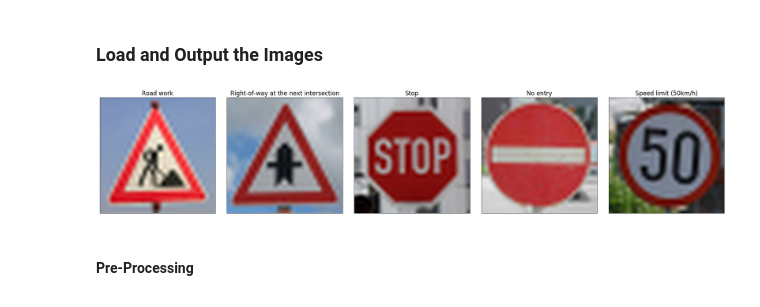
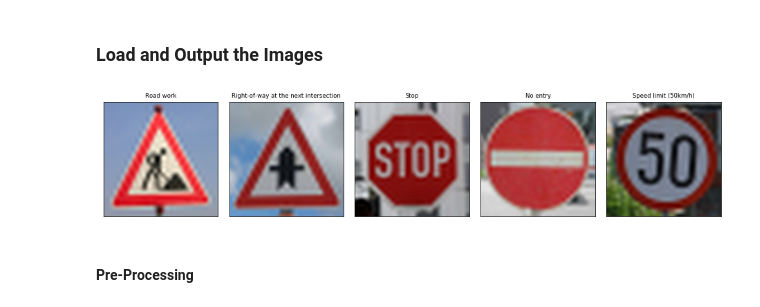
Before and after one commit to asadziach/CarND-Traffic-Sign-Classifier-Project, a Jupyter notebook: Traffic_Sign_Classifier.ipynb, the cells around one changed output. Cells and saved outputs as stored; diff of their text form; code cells hidden in the pictures.

Commit message:
Cleaned up visualizations.

```diff
--- a/Traffic_Sign_Classifier.ipynb
+++ b/Traffic_Sign_Classifier.ipynb
@@ -105,15 +105,17 @@ classes, indices = np.unique(y_train, return_index=True)
 
 columns = 5
 rows = int(n_classes/columns)+1
+figsize=(16, 16)
+fontsize=8.5
 
-fig, axes = plt.subplots(rows, columns, figsize=(32, 32),
+fig, axes = plt.subplots(rows, columns, figsize=figsize,
                          subplot_kw={'xticks': [], 'yticks': []})
 
 fig.subplots_adjust(hspace=0.3, wspace=0.10)
 
 for ax, i in zip(axes.flat, indices):
     ax.imshow(X_train[i], interpolation='lanczos', cmap='viridis')
-    ax.set_title(sign_names[y_train[i]], fontsize=17)
+    ax.set_title(sign_names[y_train[i]], fontsize=fontsize)
 
 plt.show()
 # %% [output]
@@ -173,14 +176,14 @@ with tf.Session() as sess:
 # %% [output]
 Normalizing...
 # %%
-fig, axes = plt.subplots(rows, columns, figsize=(32, 32),
+fig, axes = plt.subplots(rows, columns, figsize=figsize,
                          subplot_kw={'xticks': [], 'yticks': []})
 
 fig.subplots_adjust(hspace=0.3, wspace=0.10)
 
 for ax, i in zip(axes.flat, indices):
     ax.imshow(X_train[i], interpolation='lanczos', cmap='viridis')
-    ax.set_title(sign_names[y_train[i]], fontsize=17)
+    ax.set_title(sign_names[y_train[i]], fontsize=fontsize)
 
 plt.show()
 # %% [output]
@@ -517,22 +520,22 @@ Y_myown = numpy.array( [int(path.split("/")[1].split(".")[0]) for path in imageP
 # %%
 count = len(X_myown)
 columns = count
 rows = 1
 
-fig, axes = plt.subplots(rows, columns, figsize=(32, 32),
+fig, axes = plt.subplots(rows, columns, figsize=figsize,
                          subplot_kw={'xticks': [], 'yticks': []})
 
 fig.subplots_adjust(hspace=0.3, wspace=0.10)
 
 indices = range(count)
 
 for ax, i in zip(axes.flat, indices):
     ax.imshow(X_myown[i], interpolation='lanczos', cmap='viridis')
-    ax.set_title(sign_names[Y_myown[i]], fontsize=17)
+    ax.set_title(sign_names[Y_myown[i]], fontsize=fontsize)
 
 plt.show()
 # %% [output]
-[figure, old version]
+[figure, new version]
 # %% [markdown]
 #### Pre-Processing
 # %%
```
Also changed, not shown: parts of 3 cells of this notebook.
